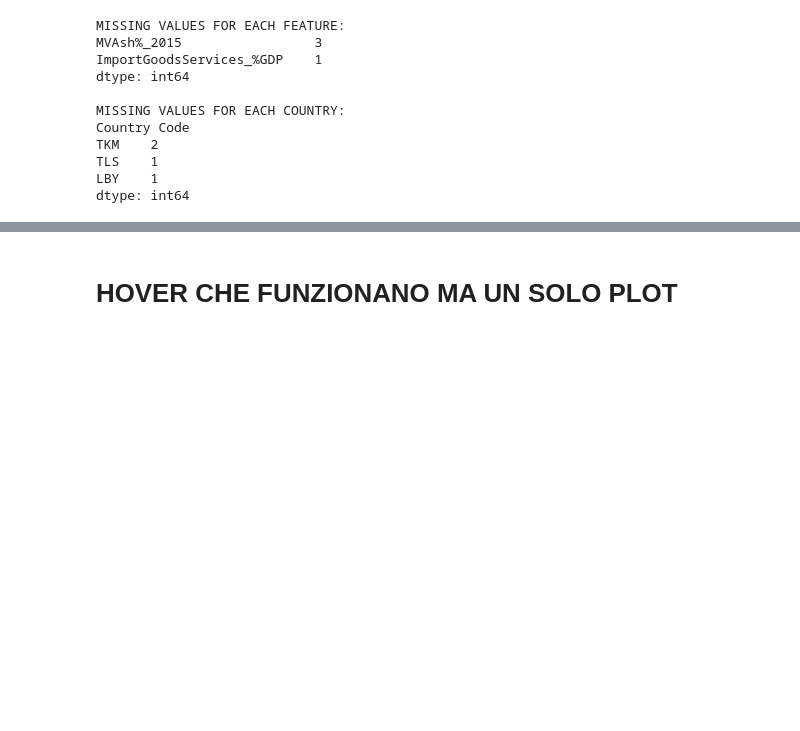
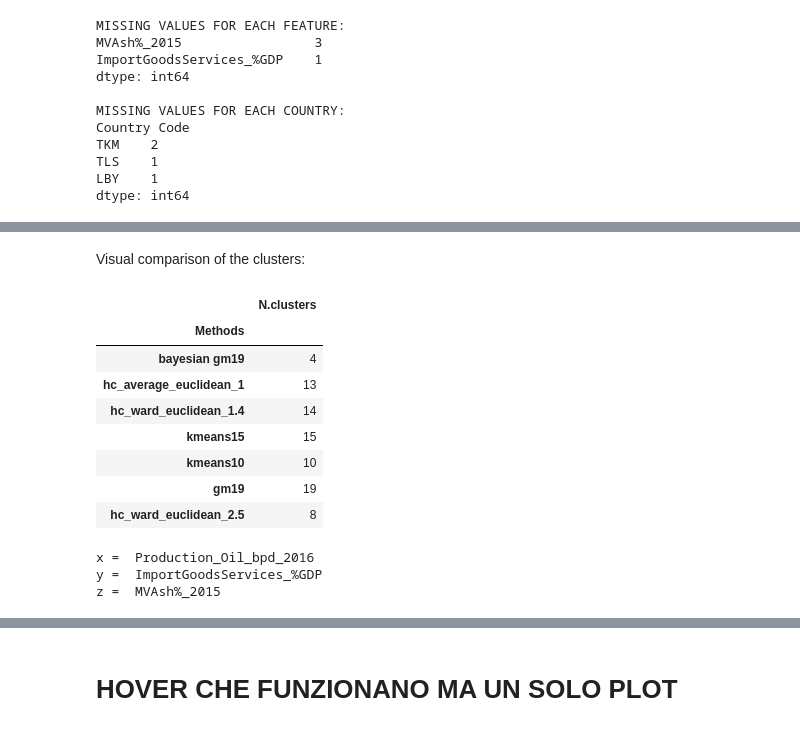
Before and after one commit to WolfLo/clustering-economies, a Jupyter notebook: petroleum.ipynb, the cells around one changed output, grey strips where cells are left out. Cells and saved outputs as stored; diff of their text form; code cells hidden in the pictures; blank space fills up the shorter version.

```diff
--- a/petroleum.ipynb
+++ b/petroleum.ipynb
@@ -409,0 +271,26 @@ py.iplot(fig)
+# %% [markdown]
+Visual comparison of the clusters:
+# %%
+methods = list(data.clusterings_labels.keys())
+n_clusters = [len(np.unique(x)) for x in data.clusterings_labels.values()]
+ndf = pd.DataFrame(data=list(zip(methods, n_clusters)), columns=['Methods','N.clusters']).set_index('Methods')
+# %%
+from IPython.display import display
+display(ndf)
+print('\nx = ', data.df.columns[0])
+print('y = ', data.df.columns[1])
+print('z = ', data.df.columns[2])
+py.iplot(fig)
+# %% [output]
+|  | N.clusters |
+| Methods |  |
+| bayesian gm19 | 4 |
+| hc_average_euclidean_1 | 13 |
+| hc_ward_euclidean_1.4 | 14 |
+| kmeans15 | 15 |
+| kmeans10 | 10 |
+| gm19 | 19 |
+| hc_ward_euclidean_2.5 | 8 |
+x =  Production_Oil_bpd_2016
+y =  ImportGoodsServices_%GDP
+z =  MVAsh%_2015
```
Also changed, not shown: parts of 45 cells of this notebook, 1 other file.
